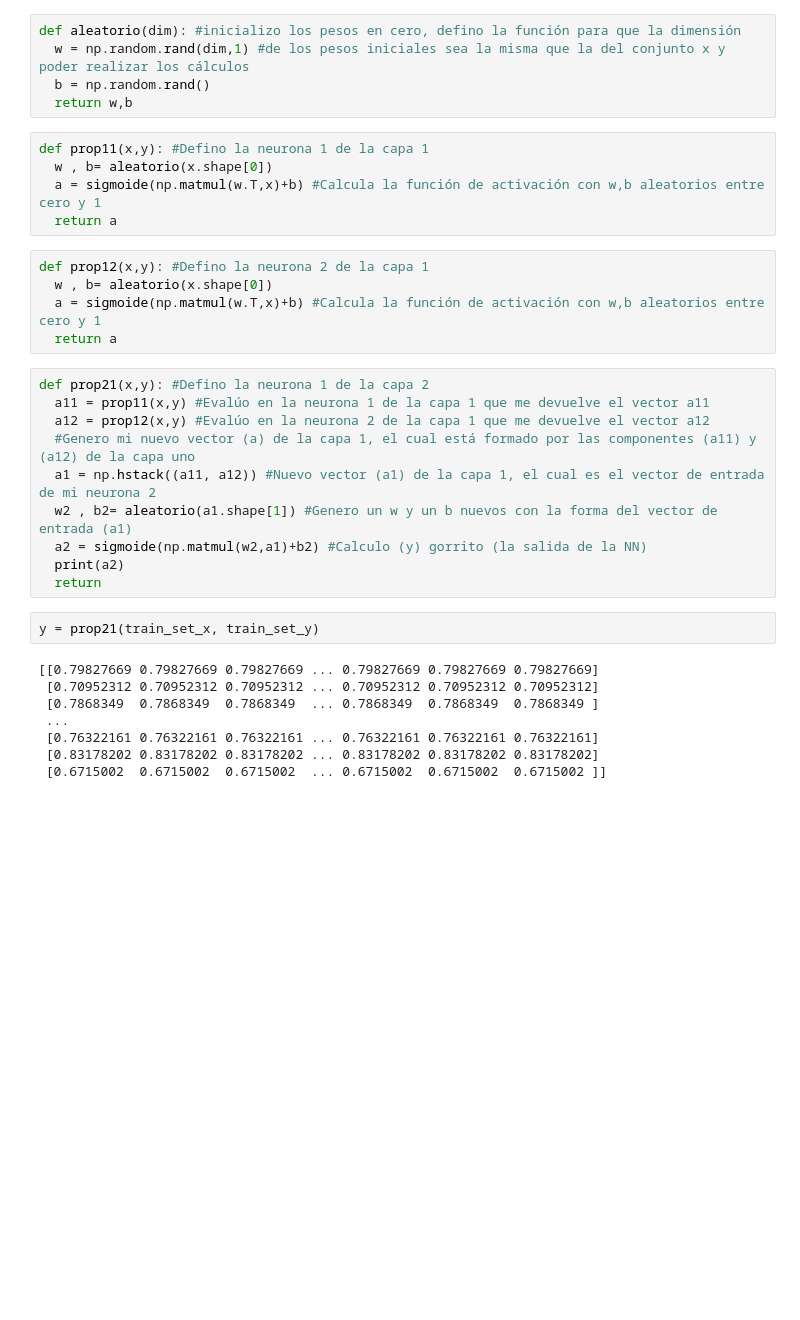
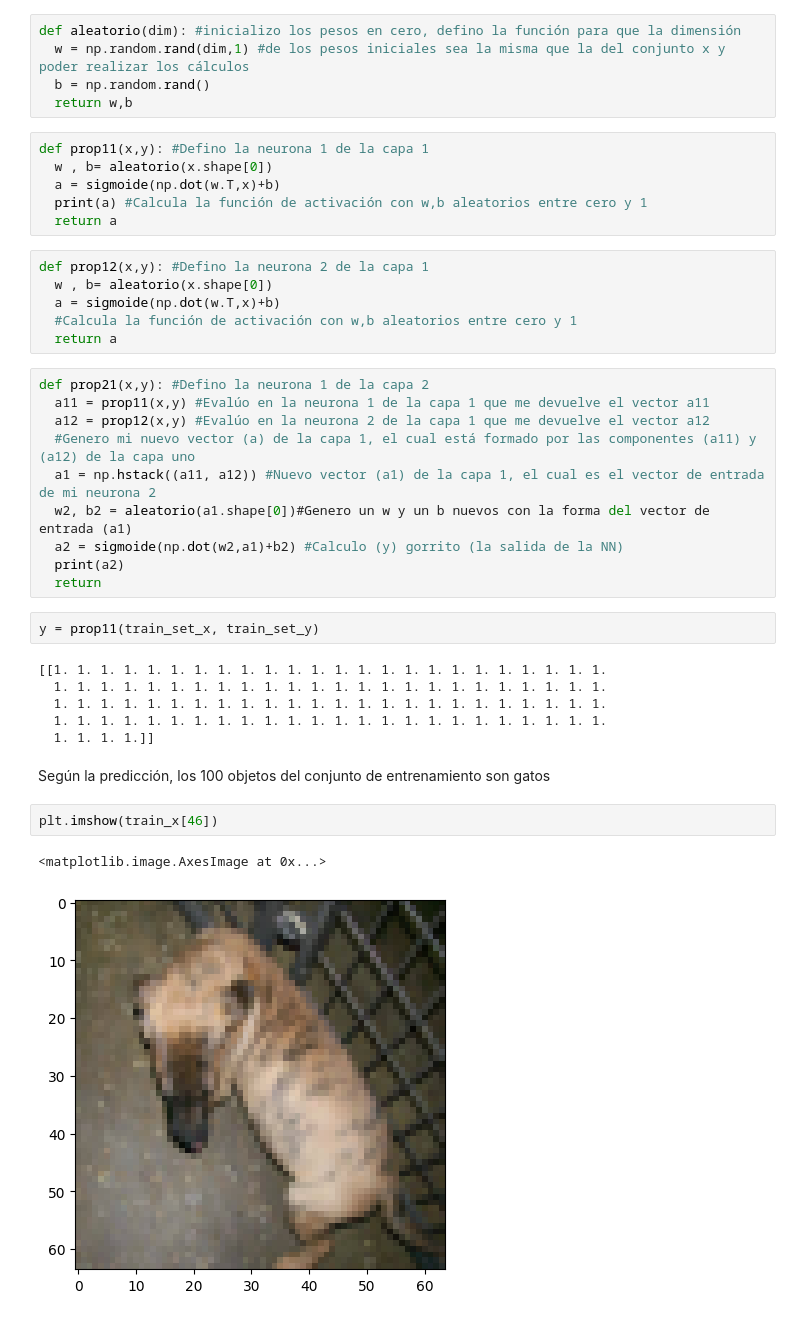
Before and after one commit to DCI-alxogm/ml2023-BlackPuma075, a Jupyter notebook: Nov_10_11/NN.ipynb, the cells around one changed output. Drawn from its saved outputs; the diff is of its cells as text; blank space fills up the shorter version.

```diff
--- a/Nov_10_11/NN.ipynb
+++ b/Nov_10_11/NN.ipynb
@@ -77,12 +77,14 @@ def aleatorio(dim): #inicializo los pesos en cero, defino la función para que l
 # %%
 def prop11(x,y): #Defino la neurona 1 de la capa 1
   w , b= aleatorio(x.shape[0])
-  a = sigmoide(np.matmul(w.T,x)+b) #Calcula la función de activación con w,b aleatorios entre cero y 1
+  a = sigmoide(np.dot(w.T,x)+b)
+  print(a) #Calcula la función de activación con w,b aleatorios entre cero y 1
   return a
 # %%
 def prop12(x,y): #Defino la neurona 2 de la capa 1
   w , b= aleatorio(x.shape[0])
-  a = sigmoide(np.matmul(w.T,x)+b) #Calcula la función de activación con w,b aleatorios entre cero y 1
+  a = sigmoide(np.dot(w.T,x)+b)
+  #Calcula la función de activación con w,b aleatorios entre cero y 1
   return a
 # %%
 def prop21(x,y): #Defino la neurona 1 de la capa 2
@@ -90,17 +92,22 @@ def prop21(x,y): #Defino la neurona 1 de la capa 2
   a12 = prop12(x,y) #Evalúo en la neurona 2 de la capa 1 que me devuelve el vector a12
   #Genero mi nuevo vector (a) de la capa 1, el cual está formado por las componentes (a11) y (a12) de la capa uno
   a1 = np.hstack((a11, a12)) #Nuevo vector (a1) de la capa 1, el cual es el vector de entrada de mi neurona 2
-  w2 , b2= aleatorio(a1.shape[1]) #Genero un w y un b nuevos con la forma del vector de entrada (a1)
-  a2 = sigmoide(np.matmul(w2,a1)+b2) #Calculo (y) gorrito (la salida de la NN)
+  w2, b2 = aleatorio(a1.shape[0])#Genero un w y un b nuevos con la forma del vector de entrada (a1)
+  a2 = sigmoide(np.dot(w2,a1)+b2) #Calculo (y) gorrito (la salida de la NN)
   print(a2)
   return
 # %%
-y = prop21(train_set_x, train_set_y)
+y = prop11(train_set_x, train_set_y)
 # %% [output]
-[[0.79827669 0.79827669 0.79827669 ... 0.79827669 0.79827669 0.79827669]
- [0.70952312 0.70952312 0.70952312 ... 0.70952312 0.70952312 0.70952312]
- [0.7868349  0.7868349  0.7868349  ... 0.7868349  0.7868349  0.7868349 ]
- ...
- [0.76322161 0.76322161 0.76322161 ... 0.76322161 0.76322161 0.76322161]
- [0.83178202 0.83178202 0.83178202 ... 0.83178202 0.83178202 0.83178202]
- [0.6715002  0.6715002  0.6715002  ... 0.6715002  0.6715002  0.6715002 ]]
+[[1. 1. 1. 1. 1. 1. 1. 1. 1. 1. 1. 1. 1. 1. 1. 1. 1. 1. 1. 1. 1. 1. 1. 1.
+  1. 1. 1. 1. 1. 1. 1. 1. 1. 1. 1. 1. 1. 1. 1. 1. 1. 1. 1. 1. 1. 1. 1. 1.
+  1. 1. 1. 1. 1. 1. 1. 1. 1. 1. 1. 1. 1. 1. 1. 1. 1. 1. 1. 1. 1. 1. 1. 1.
+  1. 1. 1. 1. 1. 1. 1. 1. 1. 1. 1. 1. 1. 1. 1. 1. 1. 1. 1. 1. 1. 1. 1. 1.
+  1. 1. 1. 1.]]
+# %% [markdown]
+Según la predicción, los 100 objetos del conjunto de entrenamiento son gatos
+# %%
+plt.imshow(train_x[46])
+# %% [output]
+<matplotlib.image.AxesImage at 0x...>
+[figure, added]
```
Also changed, not shown: parts of 3 cells of this notebook.
